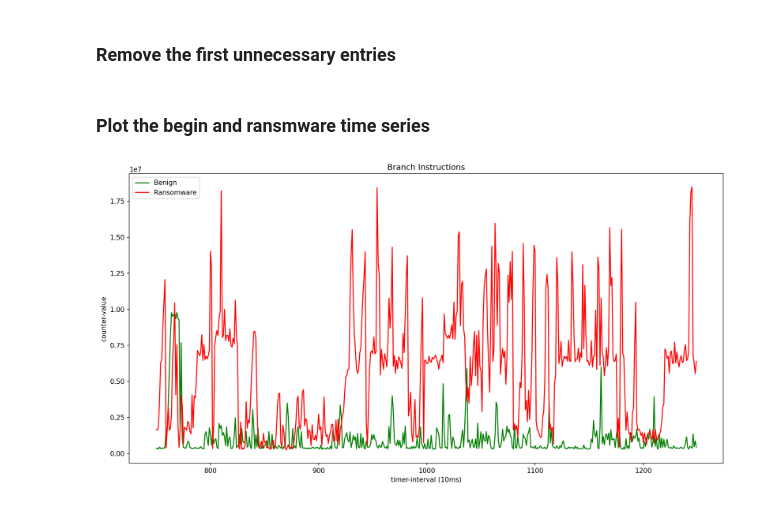
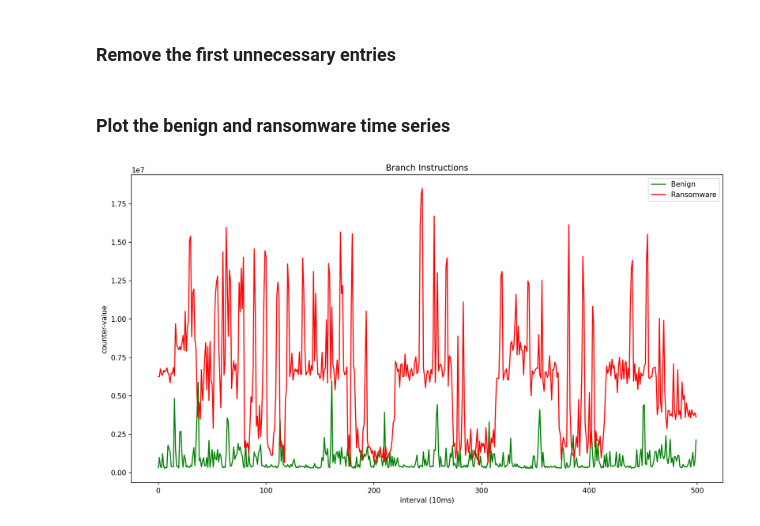
Before and after one commit to olihofmann/cas-aml, a Jupyter notebook: crypto-ransomware-detection/data-exploration.ipynb, the cells around one changed output. Drawn from its saved outputs; the diff is of its cells as text; code cells hidden in the pictures.

```diff
--- a/crypto-ransomware-detection/data-exploration.ipynb
+++ b/crypto-ransomware-detection/data-exploration.ipynb
@@ -10,9 +10,9 @@ DATASET_COLUMNS = ["time-interval", "counter-value", "event", "runtime", "percen
 # %%
-dataset_benign_branch = pd.read_csv("data/benign-branch-instructions.csv", delimiter=",", header=None)
-dataset_benign_branch = dataset_benign_branch.dropna(axis=1)
-dataset_benign_branch.columns = DATASET_COLUMNS
+dataset_benign_branch_instructions = pd.read_csv("data/benign-branch-instructions.csv", delimiter=",", header=None)
+dataset_benign_branch_instructions = dataset_benign_branch_instructions.dropna(axis=1)
+dataset_benign_branch_instructions.columns = DATASET_COLUMNS
 
-dataset_benign_branch.head()
+dataset_benign_branch_instructions.head()
 # %% [output]
 |  | time-interval | counter-value | event | runtime | percentage |
 | 0 | 0.010452 | 673597 | branch-instructions | 82102818 | 98.23 |
@@ -36,11 +40,11 @@ Data columns (total 5 columns):
 dtypes: float64(2), int64(2), object(1)
 memory usage: 15.7+ MB
 # %%
-dataset_ransomware_branch = pd.read_csv("data/ransomware-branch-instructions.csv", delimiter=",", header=None)
-dataset_ransomware_branch = dataset_ransomware_branch.dropna(axis=1)
-dataset_ransomware_branch.columns = DATASET_COLUMNS
+dataset_ransomware_branch_instructions = pd.read_csv("data/ransomware-branch-instructions.csv", delimiter=",", header=None)
+dataset_ransomware_branch_instructions = dataset_ransomware_branch_instructions.dropna(axis=1)
+dataset_ransomware_branch_instructions.columns = DATASET_COLUMNS
 
-dataset_ransomware_branch.head()
+dataset_ransomware_branch_instructions.head()
 # %% [output]
 |  | time-interval | counter-value | event | runtime | percentage |
 | 0 | 0.010327 | 354247 | branch-instructions | 38019191 | 46.33 |
@@ -71,15 +76,23 @@ dataset_ransomware_branch_observe = dataset_ransomware_branch[750:]
+# %%
+dataset_benign_branch_instructions_observe = dataset_benign_branch_instructions[1000:].copy()
+dataset_benign_branch_instructions_observe = dataset_benign_branch_instructions_observe.reset_index()
+dataset_benign_branch_instructions_observe["interval"] = dataset_benign_branch_instructions_observe.index + 1
+# %%
+dataset_ransomware_branch_instructions_observe = dataset_ransomware_branch_instructions[1000:].copy()
+dataset_ransomware_branch_instructions_observe = dataset_ransomware_branch_instructions_observe.reset_index()
+dataset_ransomware_branch_instructions_observe["interval"] = dataset_ransomware_branch_instructions_observe.index + 1
 # %% [markdown]
-### Plot the begin and ransmware time series
+### Plot the benign and ransomware time series
 # %%
-plt.figure(figsize=(16, 8), dpi=150)
+plt.figure(figsize=(15, 8), dpi=150)
 
-dataset_benign_branch_observe[:500]["counter-value"].plot(label="Benign", color="green")
-dataset_ransomware_branch_observe[:500]["counter-value"].plot(label="Ransomware", color="red")
+dataset_benign_branch_instructions_observe[:500]["counter-value"].plot(label="Benign", color="green")
+dataset_ransomware_branch_instructions_observe[:500]["counter-value"].plot(label="Ransomware", color="red")
 
 plt.title("Branch Instructions")
-plt.xlabel("timer-interval (10ms)")
+plt.xlabel("interval (10ms)")
 plt.ylabel("counter-value")
 plt.legend()
 plt.show()
 # %% [output]
-[figure, old version]
+[figure, new version]
```
Also changed, not shown: parts of 46 cells of this notebook, 6 other files.
